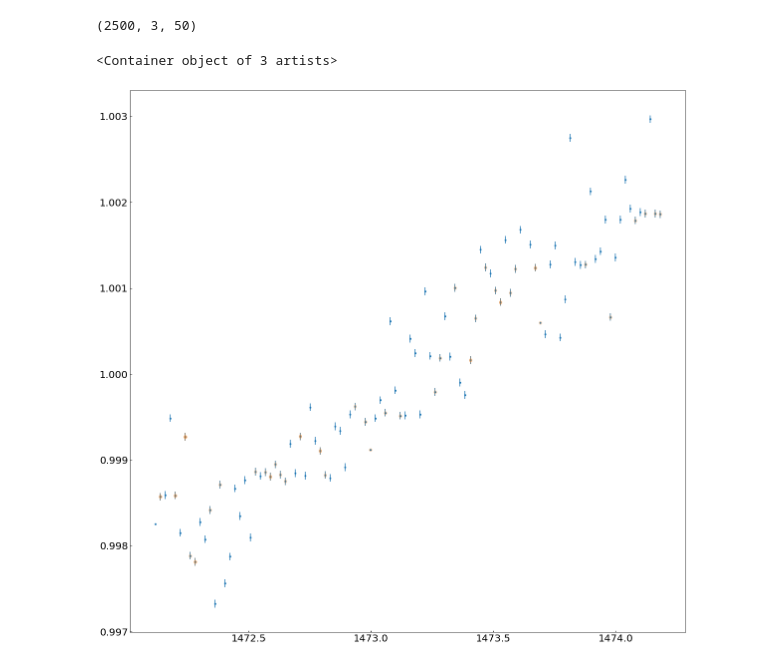
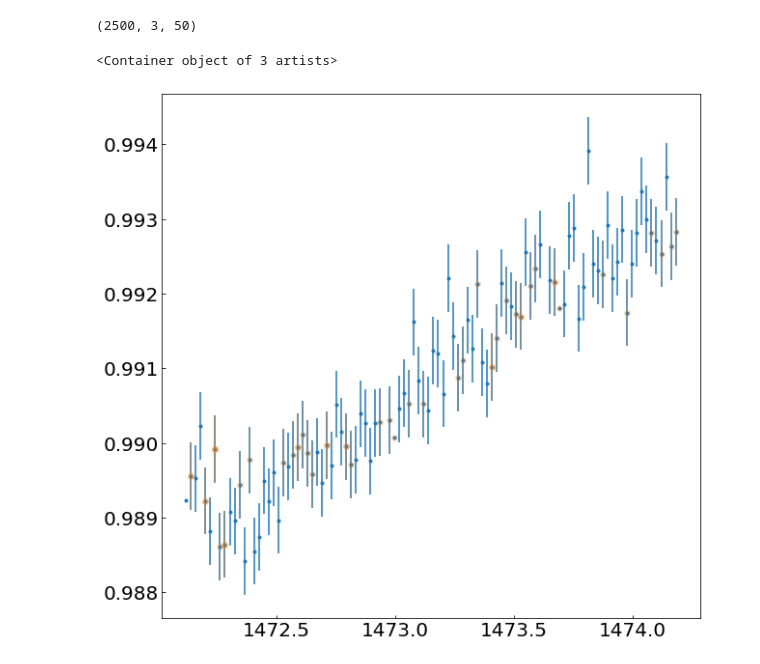
Before and after one commit to fedhere/DtUhackOutliers, a Jupyter notebook: sparsifyKeplerLcvs.ipynb, the cells around one changed output. Saved outputs shown, nothing was run; the diff lists cells and outputs as text; code cells hidden in the pictures.

Commit message:
fixing errorbars

```diff
--- a/sparsifyKeplerLcvs.ipynb
+++ b/sparsifyKeplerLcvs.ipynb
@@ -12,7 +12,7 @@ import pylab as pl
 import sklearn as skl
 
 %pylab inline
-pl.rcParams['figure.figsize'] = (20,20)
+pl.rcParams['figure.figsize'] = (10,10)
 pl.rcParams['font.size'] = 20
 # %% [output]
 Populating the interactive namespace from numpy and matplotlib
@@ -22,0 +23,2 @@ lcvsKep = np.load("data/KeplerSampleWErr.npy")
+# %%
+lcvsKep[:,2] = (lcvsKep[:,2,:] * 1e-4)
@@ -27,5 +31,6 @@ lcvsKep[:,1].mean()
 # %%
-lcvsKep[:,1,:] /= lcvsKep[:,1].mean(axis = 0)
+trend = lcvsKep[:,1].mean(axis = 0)
+#lcvsKep[:,1,:] /= trend
 # %% [markdown]
 ## create a sparse version
 # %%
@@ -39,11 +44,11 @@ lcvsKepSparse.shape
 # %% [output]
 (2500, 3, 50)
 # %%
-pl.errorbar(lcvsKep[50,0,:], lcvsKep[50,1,:], yerr=lcvsKep[50,2,:]*.00001, fmt='.')
+pl.errorbar(lcvsKep[50,0,:], lcvsKep[50,1,:], yerr=lcvsKep[50,2,:], fmt='.')
 
-pl.errorbar(lcvsKepSparse[50,0,:], lcvsKepSparse[50,1,:], yerr=lcvsKepSparse[50,2,:]*.00001, fmt='o', alpha=0.2)
+pl.errorbar(lcvsKepSparse[50,0,:], lcvsKepSparse[50,1,:], yerr=lcvsKepSparse[50,2,:], fmt='o', alpha=0.2)
 # %% [output]
 <Container object of 3 artists>
-[figure, old version]
+[figure, new version]
 # %%
 np.save("data/KeplerSampleWErrSparse.npy", lcvsKepSparse)
```
Also changed, not shown: parts of 10 cells of this notebook, 3 other files.
